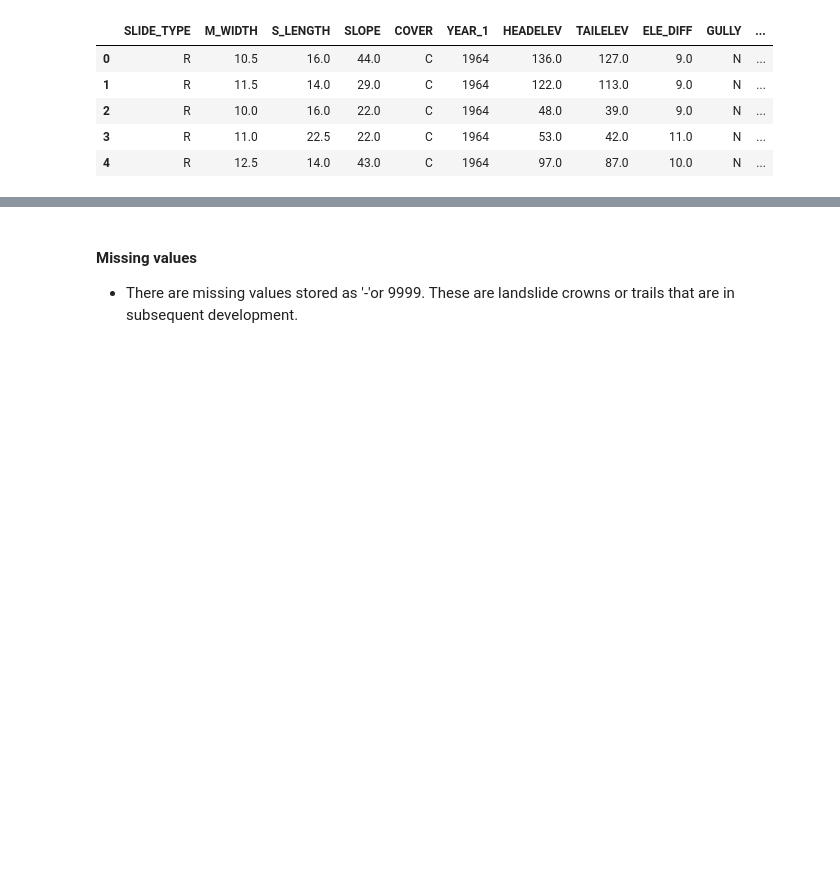
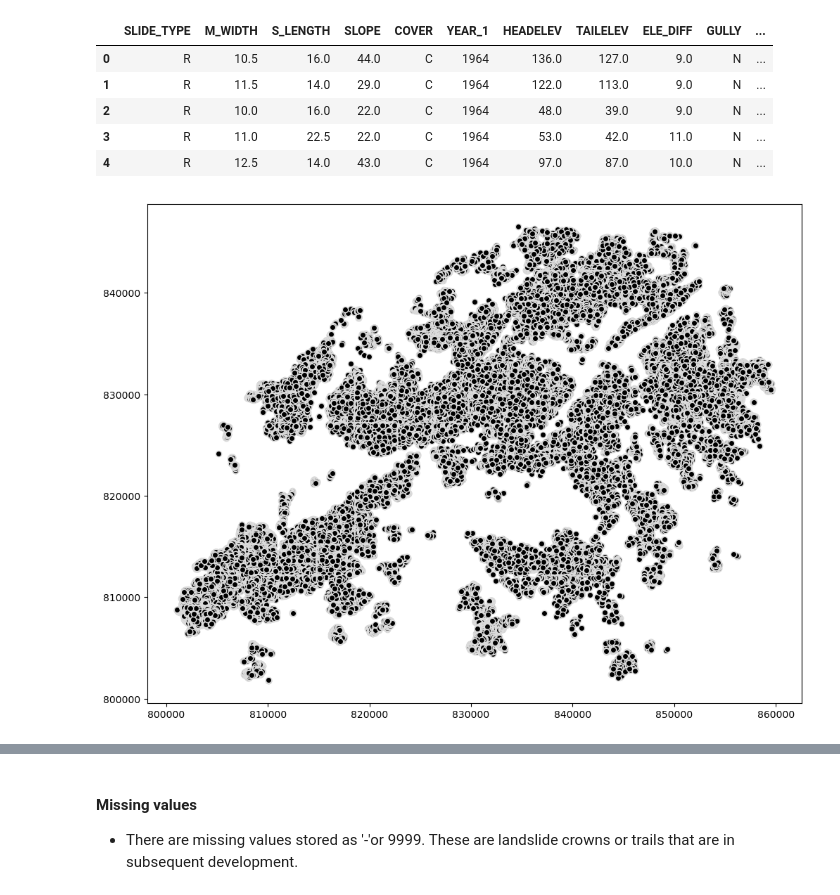
Before and after one commit to KoketsoMangwale/Landslide-Insights, a Jupyter notebook: landslide_analysis.ipynb, the cells around one changed output, grey strips where cells are left out. Saved outputs shown, nothing was run; the diff lists cells and outputs as text; code cells hidden in the pictures; blank space fills up the shorter version.

```diff
--- a/landslide_analysis.ipynb
+++ b/landslide_analysis.ipynb
@@ -95,3 +115,10 @@ geometry_4326.head()
 | 2 | R | 10.0 | 16.0 | 22.0 | C | 1964 | 48.0 | 39.0 | 9.0 | N | ... |
 | 3 | R | 11.0 | 22.5 | 22.0 | C | 1964 | 53.0 | 42.0 | 11.0 | N | ... |
 | 4 | R | 12.5 | 14.0 | 43.0 | C | 1964 | 97.0 | 87.0 | 10.0 | N | ... |
+# %%
+#visualize the data with plot()
+landslide_data.plot(figsize=[12, 10], color='black', edgecolor = 'gainsboro')
+
+plt.show()
+# %% [output]
+[figure, added]
```
Also changed, not shown: parts of 61 cells of this notebook, 57 other files.
